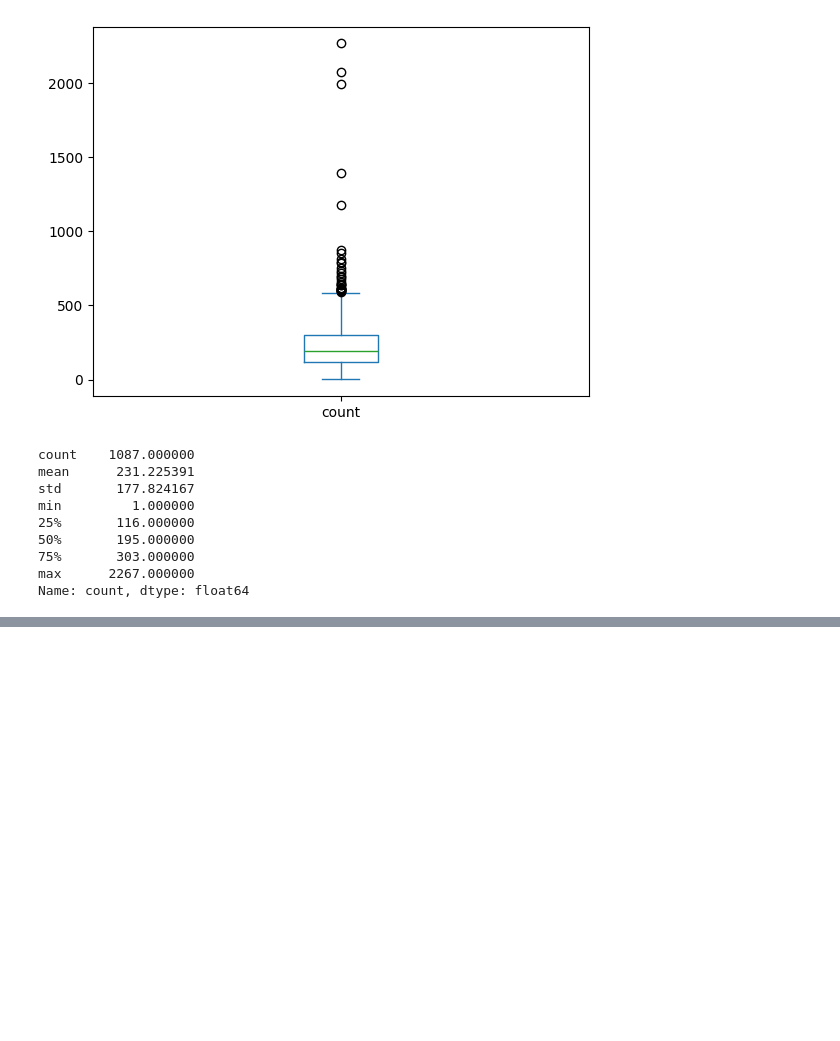
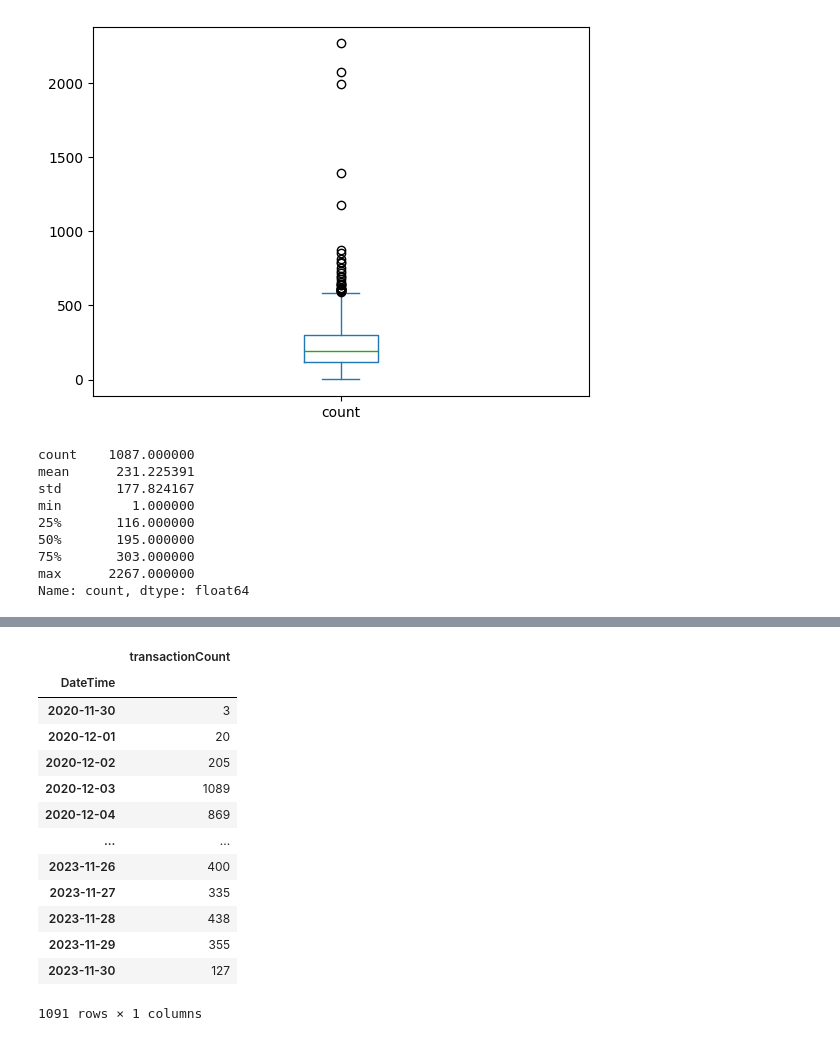
Before and after one commit to 2281469043/DeFi-Analysis, a Jupyter notebook: src/sheny22/DeFi_data.ipynb, the cells around one changed output, grey strips where cells are left out. Drawn from its saved outputs; the diff is of its cells as text; code cells hidden in the pictures; blank space fills up the shorter version.

```diff
--- a/src/sheny22/DeFi_data.ipynb
+++ b/src/sheny22/DeFi_data.ipynb
@@ -119,0 +159,23 @@ Name: count, dtype: float64
+# %%
+from sklearn.linear_model import LinearRegression
+
+dailyTransactionCount = df.groupby([df['DateTime'].dt.date]).count()
+# %%
+dailyTransactionCount = dailyTransactionCount[['id']]
+dailyTransactionCount.rename(columns={"id": "transactionCount"}, inplace = True)
+dailyTransactionCount
+# %% [output]
+|  | transactionCount |
+| DateTime |  |
+| 2020-11-30 | 3 |
+| 2020-12-01 | 20 |
+| 2020-12-02 | 205 |
+| 2020-12-03 | 1089 |
+| 2020-12-04 | 869 |
+| ... | ... |
+| 2023-11-26 | 400 |
+| 2023-11-27 | 335 |
+| 2023-11-28 | 438 |
+| 2023-11-29 | 355 |
+| 2023-11-30 | 127 |
+1091 rows × 1 columns
```
Also changed, not shown: parts of 5 cells of this notebook.
